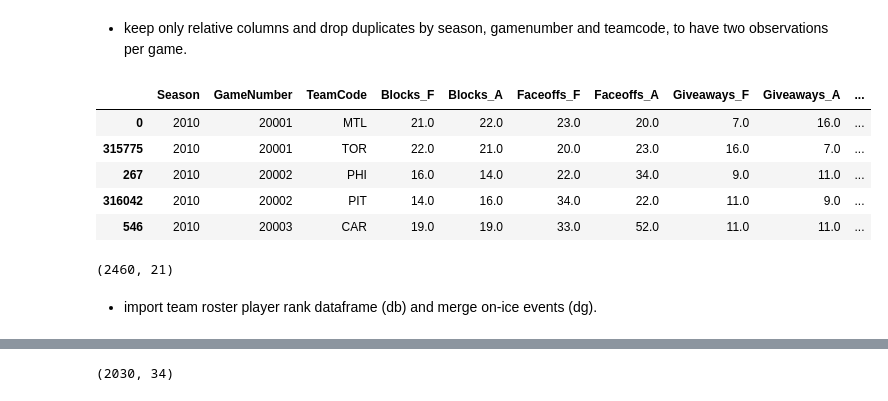
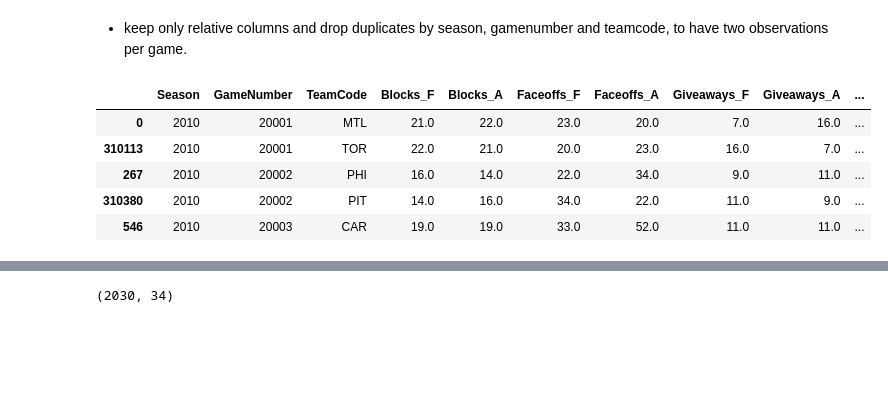
Before and after one commit to stephtselios/nhl_roster_design, a Jupyter notebook: on_ice_events.ipynb, the cells around one changed output, grey strips where cells are left out. Cells and saved outputs as stored; diff of their text form; code cells hidden in the pictures; blank space fills up the shorter version.

```diff
--- a/on_ice_events.ipynb
+++ b/on_ice_events.ipynb
@@ -118,41 +133,35 @@ dg = dg.sort_values(['Season', 'GameNumber', 'EventNumber'], ascending=[True, Tr
 # %% [markdown]
 - backfill and forward fill on-ice events by season, gamenumber and teamcode.
 # %%
-dg['Blocks_F'] = dg.groupby(['Season','GameNumber', 'TeamCode'])['Blocks_F'].apply(lambda x: x.ffill().bfill())
-dg['Faceoffs_F'] = dg.groupby(['Season','GameNumber', 'TeamCode'])['Faceoffs_F'].apply(lambda x: x.ffill().bfill())
-dg['Giveaways_F'] = dg.groupby(['Season','GameNumber', 'TeamCode'])['Giveaways_F'].apply(lambda x: x.ffill().bfill())
-dg['Goals_F'] = dg.groupby(['Season','GameNumber', 'TeamCode'])['Goals_F'].apply(lambda x: x.ffill().bfill())
-dg['Hits_F'] = dg.groupby(['Season','GameNumber', 'TeamCode'])['Hits_F'].apply(lambda x: x.ffill().bfill())
-dg['Miss_F'] = dg.groupby(['Season','GameNumber', 'TeamCode'])['Miss_F'].apply(lambda x: x.ffill().bfill())
-dg['Penalties_F'] = dg.groupby(['Season','GameNumber', 'TeamCode'])['Penalties_F'].apply(lambda x: x.ffill().bfill())
-dg['Shots_F'] = dg.groupby(['Season','GameNumber', 'TeamCode'])['Shots_F'].apply(lambda x: x.ffill().bfill())
-dg['Takeaways_F'] = dg.groupby(['Season','GameNumber', 'TeamCode'])['Takeaways_F'].apply(lambda x: x.ffill().bfill())
-dg['Blocks_A'] = dg.groupby(['Season','GameNumber', 'TeamCode'])['Blocks_A'].apply(lambda x: x.ffill().bfill())
-dg['Faceoffs_A'] = dg.groupby(['Season','GameNumber', 'TeamCode'])['Faceoffs_A'].apply(lambda x: x.ffill().bfill())
-dg['Giveaways_A'] = dg.groupby(['Season','GameNumber', 'TeamCode'])['Giveaways_A'].apply(lambda x: x.ffill().bfill())
-dg['Goals_A'] = dg.groupby(['Season','GameNumber', 'TeamCode'])['Goals_A'].apply(lambda x: x.ffill().bfill())
-dg['Hits_A'] = dg.groupby(['Season','GameNumber', 'TeamCode'])['Hits_A'].apply(lambda x: x.ffill().bfill())
-dg['Miss_A'] = dg.groupby(['Season','GameNumber', 'TeamCode'])['Miss_A'].apply(lambda x: x.ffill().bfill())
-dg['Penalties_A'] = dg.groupby(['Season','GameNumber', 'TeamCode'])['Penalties_A'].apply(lambda x: x.ffill().bfill())
-dg['Shots_A'] = dg.groupby(['Season','GameNumber', 'TeamCode'])['Shots_A'].apply(lambda x: x.ffill().bfill())
-dg['Takeaways_A'] = dg.groupby(['Season','GameNumber', 'TeamCode'])['Takeaways_A'].apply(lambda x: x.ffill().bfill())
+db['Blocks_F'] = db.groupby(['Season','GameNumber', 'TeamCode'])['Blocks_F'].apply(lambda x: x.ffill().bfill())
+db['Faceoffs_F'] = db.groupby(['Season','GameNumber', 'TeamCode'])['Faceoffs_F'].apply(lambda x: x.ffill().bfill())
+db['Giveaways_F'] = db.groupby(['Season','GameNumber', 'TeamCode'])['Giveaways_F'].apply(lambda x: x.ffill().bfill())
+db['Goals_F'] = db.groupby(['Season','GameNumber', 'TeamCode'])['Goals_F'].apply(lambda x: x.ffill().bfill())
+db['Hits_F'] = db.groupby(['Season','GameNumber', 'TeamCode'])['Hits_F'].apply(lambda x: x.ffill().bfill())
+db['Miss_F'] = db.groupby(['Season','GameNumber', 'TeamCode'])['Miss_F'].apply(lambda x: x.ffill().bfill())
+db['Penalties_F'] = db.groupby(['Season','GameNumber', 'TeamCode'])['Penalties_F'].apply(lambda x: x.ffill().bfill())
+db['Shots_F'] = db.groupby(['Season','GameNumber', 'TeamCode'])['Shots_F'].apply(lambda x: x.ffill().bfill())
+db['Takeaways_F'] = db.groupby(['Season','GameNumber', 'TeamCode'])['Takeaways_F'].apply(lambda x: x.ffill().bfill())
+db['Blocks_A'] = db.groupby(['Season','GameNumber', 'TeamCode'])['Blocks_A'].apply(lambda x: x.ffill().bfill())
+db['Faceoffs_A'] = db.groupby(['Season','GameNumber', 'TeamCode'])['Faceoffs_A'].apply(lambda x: x.ffill().bfill())
+db['Giveaways_A'] = db.groupby(['Season','GameNumber', 'TeamCode'])['Giveaways_A'].apply(lambda x: x.ffill().bfill())
+db['Goals_A'] = db.groupby(['Season','GameNumber', 'TeamCode'])['Goals_A'].apply(lambda x: x.ffill().bfill())
+db['Hits_A'] = db.groupby(['Season','GameNumber', 'TeamCode'])['Hits_A'].apply(lambda x: x.ffill().bfill())
+db['Miss_A'] = db.groupby(['Season','GameNumber', 'TeamCode'])['Miss_A'].apply(lambda x: x.ffill().bfill())
+db['Penalties_A'] = db.groupby(['Season','GameNumber', 'TeamCode'])['Penalties_A'].apply(lambda x: x.ffill().bfill())
+db['Shots_A'] = db.groupby(['Season','GameNumber', 'TeamCode'])['Shots_A'].apply(lambda x: x.ffill().bfill())
+db['Takeaways_A'] = db.groupby(['Season','GameNumber', 'TeamCode'])['Takeaways_A'].apply(lambda x: x.ffill().bfill())
 # %% [markdown]
 - keep only relative columns and drop duplicates by season, gamenumber and teamcode, to have two observations per game.
 # %%
-dg = dg[['Season', 'GameNumber', 'TeamCode', 'Blocks_F', 'Blocks_A', 'Faceoffs_F', 'Faceoffs_A', 'Giveaways_F', 'Giveaways_A', 'Goals_F', 'Goals_A', 'Hits_F', 'Hits_A', 'Miss_F', 'Miss_A', 'Penalties_F', 'Penalties_A', 'Shots_F', 'Shots_A', 'Takeaways_F', 'Takeaways_A']]
-dg = dg.sort_values(['Season', 'GameNumber'], ascending=[True, True])
-dg = dg.drop_duplicates(['Season', 'GameNumber', 'TeamCode'])
-dg.head()
+db = db[['Season', 'GameNumber', 'TeamCode', 'Blocks_F', 'Blocks_A', 'Faceoffs_F', 'Faceoffs_A', 'Giveaways_F', 'Giveaways_A', 'Goals_F', 'Goals_A', 'Hits_F', 'Hits_A', 'Miss_F', 'Miss_A', 'Penalties_F', 'Penalties_A', 'Shots_F', 'Shots_A', 'Takeaways_F', 'Takeaways_A']]
+db = db.sort_values(['Season', 'GameNumber'], ascending=[True, True])
+db = db.drop_duplicates(['Season', 'GameNumber', 'TeamCode'])
+db.head()
 # %% [output]
 |  | Season | GameNumber | TeamCode | Blocks_F | Blocks_A | Faceoffs_F | Faceoffs_A | Giveaways_F | Giveaways_A | ... |
 | 0 | 2010 | 20001 | MTL | 21.0 | 22.0 | 23.0 | 20.0 | 7.0 | 16.0 | ... |
-| 315775 | 2010 | 20001 | TOR | 22.0 | 21.0 | 20.0 | 23.0 | 16.0 | 7.0 | ... |
+| 310113 | 2010 | 20001 | TOR | 22.0 | 21.0 | 20.0 | 23.0 | 16.0 | 7.0 | ... |
 | 267 | 2010 | 20002 | PHI | 16.0 | 14.0 | 22.0 | 34.0 | 9.0 | 11.0 | ... |
-| 316042 | 2010 | 20002 | PIT | 14.0 | 16.0 | 34.0 | 22.0 | 11.0 | 9.0 | ... |
+| 310380 | 2010 | 20002 | PIT | 14.0 | 16.0 | 34.0 | 22.0 | 11.0 | 9.0 | ... |
 | 546 | 2010 | 20003 | CAR | 19.0 | 19.0 | 33.0 | 52.0 | 11.0 | 11.0 | ... |
-# %%
-dg.shape
-# %% [output]
-(2460, 21)
-# %% [markdown]
-- import team roster player rank dataframe (db) and merge on-ice events (dg).
```
Also changed, not shown: parts of 363 cells of this notebook.
